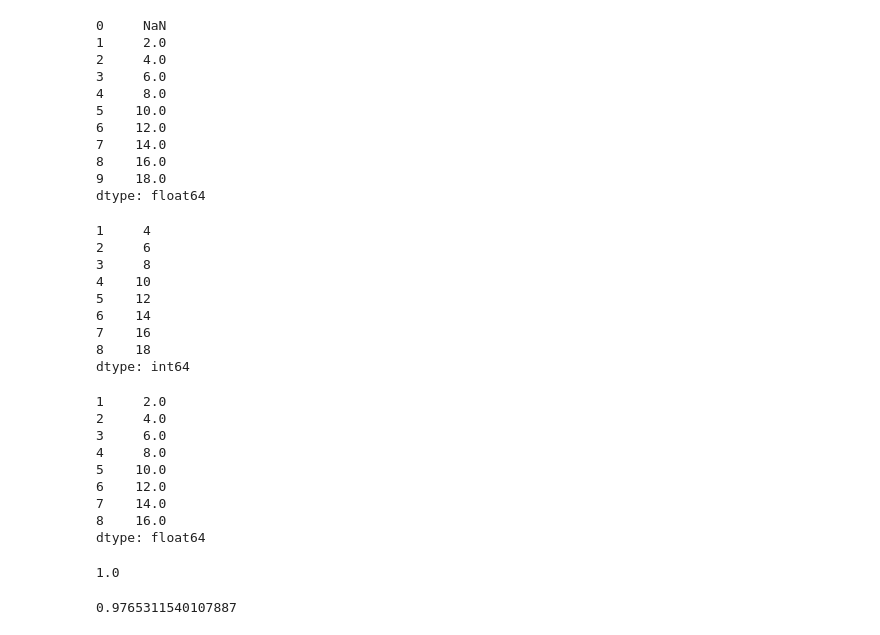
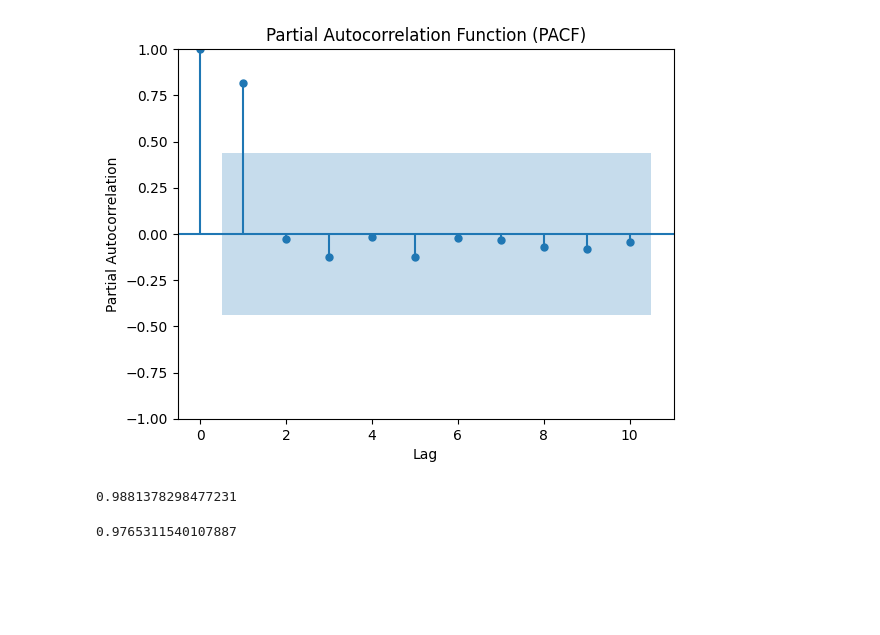
Before and after one commit to IIT-NSTU/Sales-Predictor, a Jupyter notebook: Project 01/Correlation Coefficient.ipynb, the cells around one changed output. Cells and saved outputs as stored; diff of their text form; code cells hidden in the pictures; blank space fills up the shorter version.

```diff
--- a/Project 01/Correlation Coefficient.ipynb
+++ b/Project 01/Correlation Coefficient.ipynb
@@ -23,48 +20,16 @@ data.corr(data2)
-# %%
-lag_1 = data.shift(1)
-lag_1
-# %% [output]
-0     NaN
-1     2.0
-2     4.0
-3     6.0
-4     8.0
-5    10.0
-6    12.0
-7    14.0
-8    16.0
-9    18.0
-dtype: float64
-# %%
-a = data[1:9]
-a
-# %% [output]
-1     4
-2     6
-3     8
-4    10
-5    12
-6    14
-7    16
-8    18
-dtype: int64
-# %%
-b = lag_1[1:9]
-b
-# %% [output]
-1     2.0
-2     4.0
-3     6.0
-4     8.0
-5    10.0
-6    12.0
-7    14.0
-8    16.0
-dtype: float64
+# %%
+# Plot ACF
+plot_pacf(data3)
+plt.xlabel('Lag')
+plt.ylabel('Partial Autocorrelation')
+plt.title('Partial Autocorrelation Function (PACF)')
+plt.show()
+# %% [output]
+[figure, added]
 # %%
-b.corr(a)
+data3[5:20].corr(data3.shift(5))
 # %% [output]
-1.0
+0.9881378298477231
 # %%
 pd.Series([1, 4, 5, 9, 10, 12, 14, 16, 17, 21]).corr(pd.Series([4, 5, 9, 10, 12, 14, 16, 17, 21, 27]))
 # %% [output]
```
Also changed, not shown: parts of 3 cells of this notebook, 5 other files.
